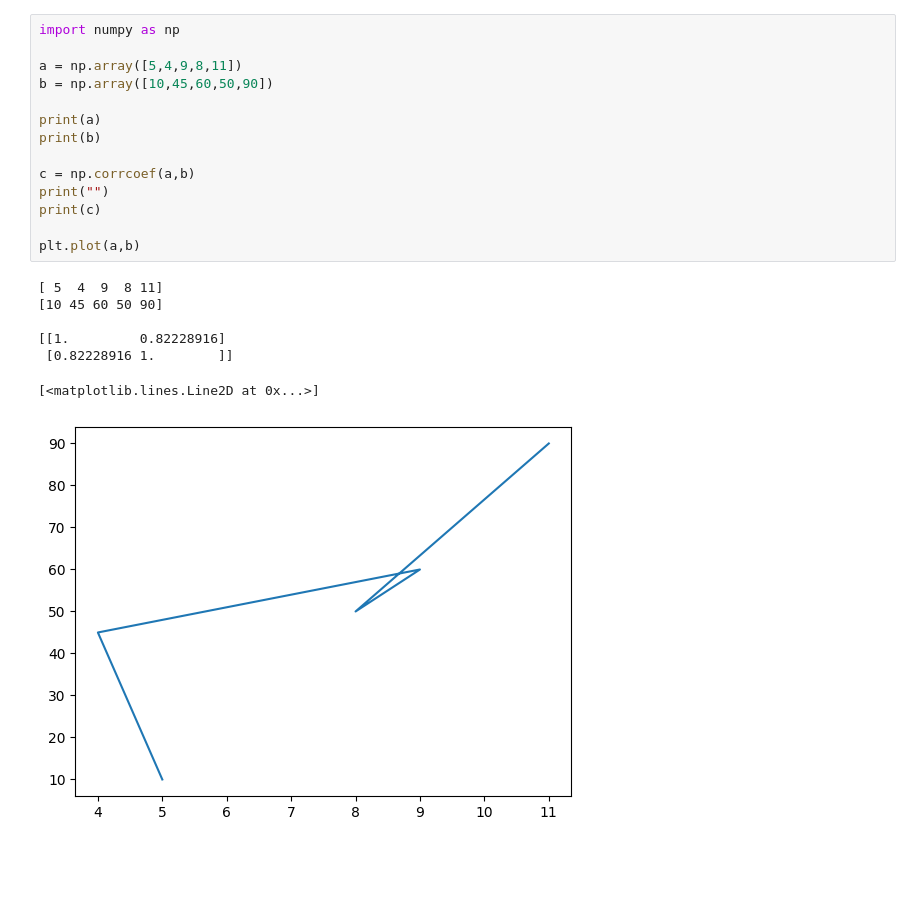
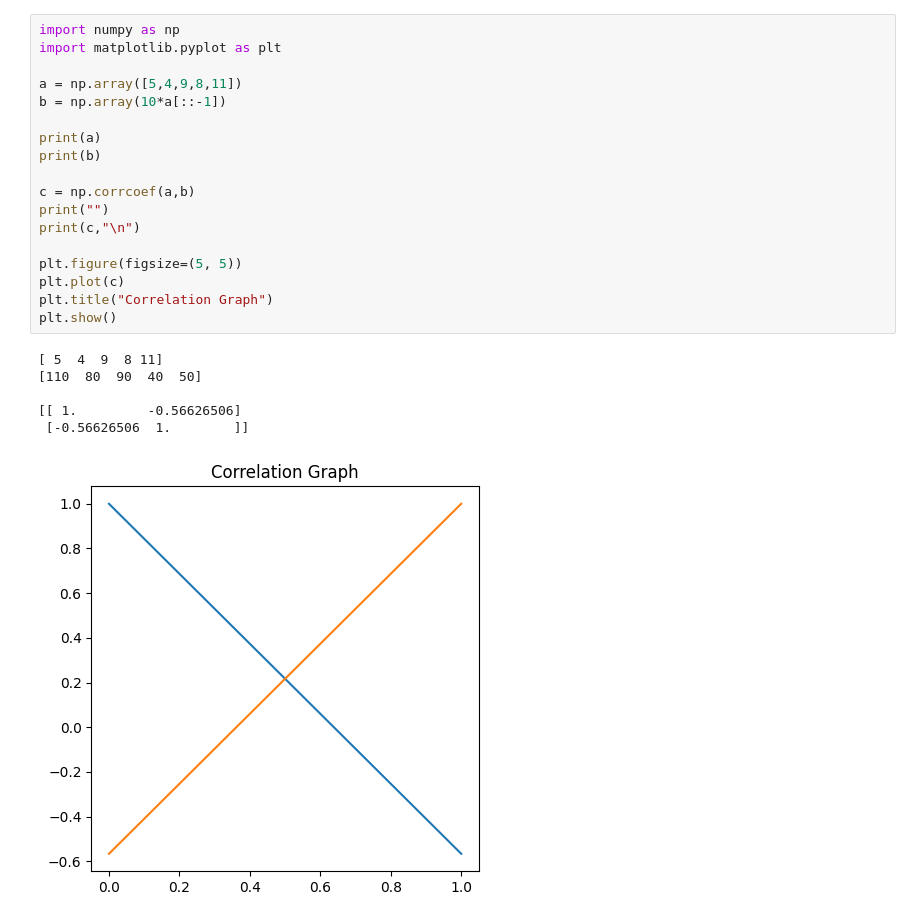
Before and after one commit to lovishdany/RL__NCU, a Jupyter notebook: Lab-2__Practical-1.ipynb, the cells around one changed output. Cells and saved outputs as stored; diff of their text form; blank space fills up the shorter version.

```diff
--- a/Lab-2__Practical-1.ipynb
+++ b/Lab-2__Practical-1.ipynb
@@ -3,22 +3,25 @@
 # %%
 import numpy as np
+import matplotlib.pyplot as plt
 
 a = np.array([5,4,9,8,11])
-b = np.array([10,45,60,50,90])
+b = np.array(10*a[::-1])
 
 print(a)
 print(b)
 
 c = np.corrcoef(a,b)
 print("")
-print(c)
+print(c,"\n")
 
-plt.plot(a,b)
+plt.figure(figsize=(5, 5))
+plt.plot(c)
+plt.title("Correlation Graph")
+plt.show()
 # %% [output]
 [ 5  4  9  8 11]
-[10 45 60 50 90]
+[110  80  90  40  50]
 
-[[1.         0.82228916]
- [0.82228916 1.        ]]
+[[ 1.         -0.56626506]
+ [-0.56626506  1.        ]]
-[<matplotlib.lines.Line2D at 0x...>]
-[figure, old version]
+[figure, new version]
```
Also changed, not shown: parts of 9 cells of this notebook.
